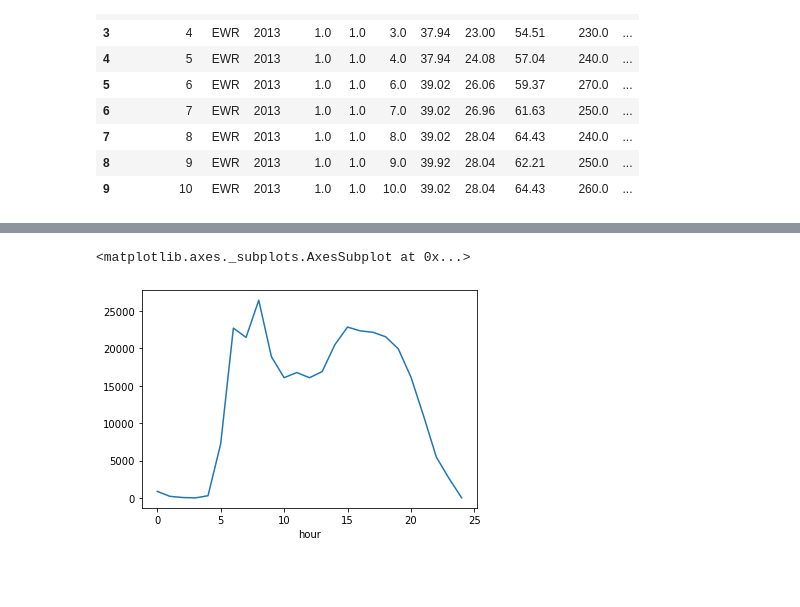
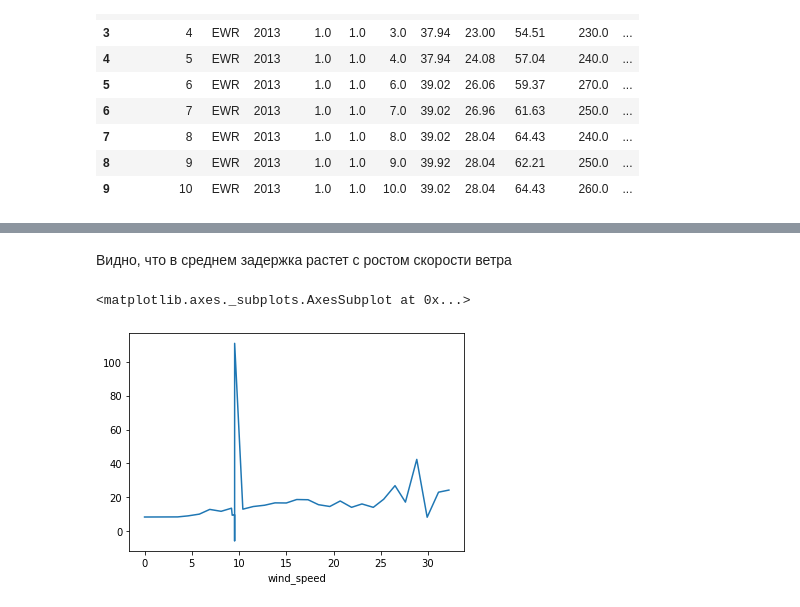
Before and after one commit to bulavkoEP/matprak, a Jupyter notebook: hometask_4.ipynb, the cells around one changed output, grey strips where cells are left out. Drawn from its saved outputs; the diff is of its cells as text; code cells hidden in the pictures; blank space fills up the shorter version.

```diff
--- a/hometask_4.ipynb
+++ b/hometask_4.ipynb
@@ -92,0 +84,4 @@ Text(0.5, 1.0, 'mean delay')
+# %%
+mer = pd.merge(df, weather, on=['month', 'day', 'hour'])
+# %%
+mer['wind_speed'] = mer['wind_speed'].apply(lambda x: round(x, 1))
@@ -93,5 +110,9 @@ Text(0.5, 1.0, 'mean delay')
+# %%
+mer.loc[mer['wind_speed'] == np.max(mer['wind_speed'])] = np.mean(mer['wind_speed'])
+# %% [markdown]
+Видно, что в среднем задержка растет с ростом скорости ветра
 # %%
-df.groupby(['hour'])['dep_delay'].count().plot()
+mer.groupby('wind_speed')['dep_delay'].mean().plot()
 # %% [output]
 <matplotlib.axes._subplots.AxesSubplot at 0x...>
-[figure, old version]
+[figure, new version]
```
Also changed, not shown: parts of 24 cells of this notebook.
